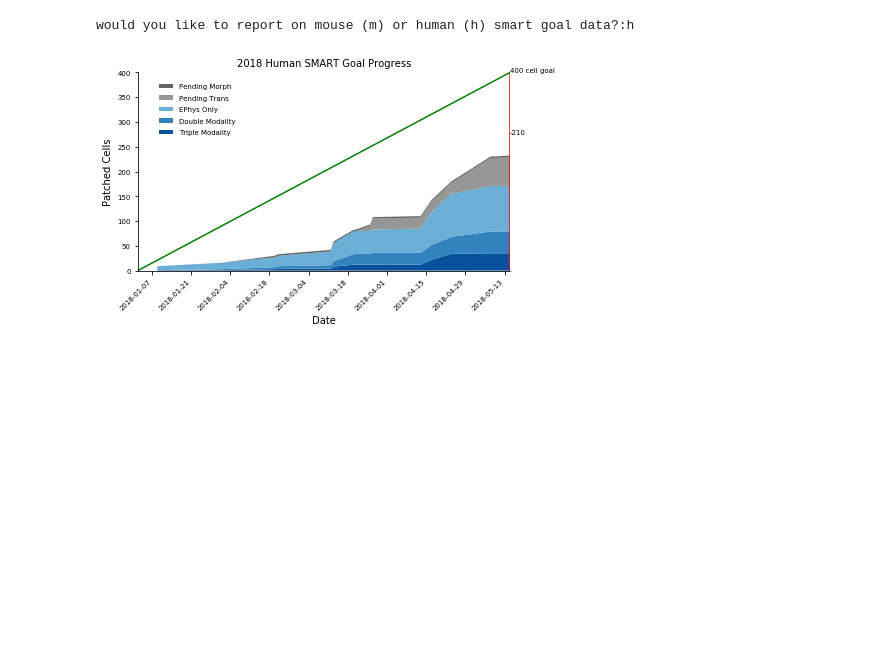
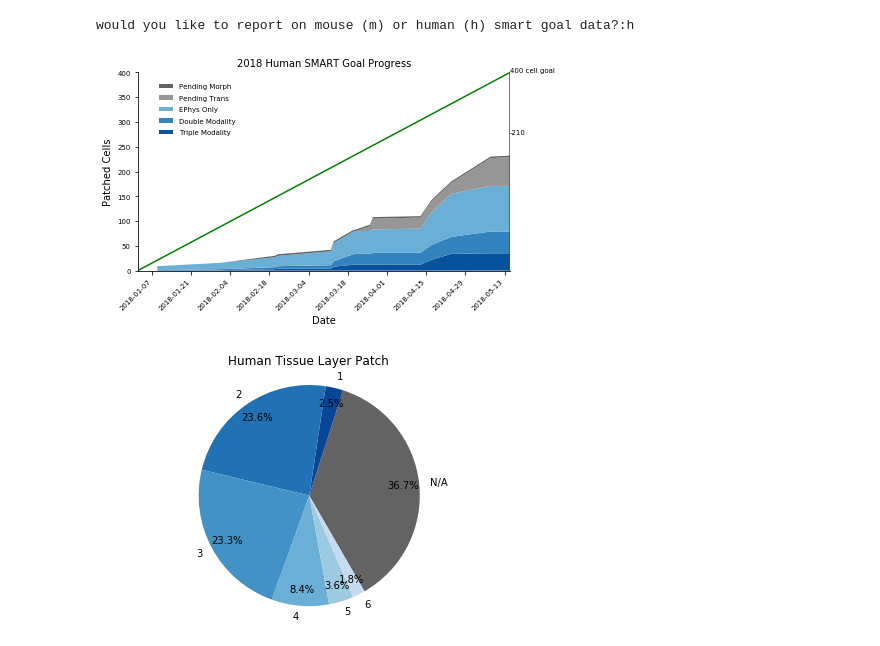
Before and after one commit to ru57y34nn/SMART_goals, a Jupyter notebook: src/Smart_Goal_Progress.ipynb, the cells around one changed output. Drawn from its saved outputs; the diff is of its cells as text; code cells hidden in the pictures; blank space fills up the shorter version.

Commit message:
created modules for mouse family dcitionary and data modality functions and added pie charts to Smart_Goal_Progress script.

```diff
--- a/src/Smart_Goal_Progress.ipynb
+++ b/src/Smart_Goal_Progress.ipynb
@@ -102,12 +68,10 @@ def get_current_total(df):
     return totals
 # %%
 def get_current_goal(df, species):
-    mouse_goal = 3500
-    human_goal = 400
     d0 = pd.to_datetime(list_dates(df)[0])
     d1 = get_current_date(df)
-    d2_mouse = datetime.strptime('2018-09-30', "%Y-%m-%d")
-    d2_human = datetime.strptime('2018-05-15', "%Y-%m-%d")
+    d2_mouse = mouse_deadline
+    d2_human = human_deadline
     total_mouse_days = (d2_mouse - d0).days
     total_human_days = (d2_human - d0).days
     total2_today = (d1 - d0).days
@@ -142,6 +106,7 @@ def make_mouse_plot(df):
 
     x = list_dates(df)
     y = list(list_outcomes(df))
+    deadline = mouse_deadline
 
     colors = ["#08519c", "#3182bd", "#6baed6", "#969696", "#636363"]
     labels = ["Triple Modality", "Double Modality", "EPhys Only", "Pending Trans", "Pending Morph"]
@@ -157,13 +122,19 @@ def make_mouse_plot(df):
     ax.spines['top'].set_visible(False)
     ax.set_xlim(['2018-01-02', '2018-09-30'])
     ax.set_ylim([0, 3500])
-    ax.vlines(x='2018-09-30', ymin=0, ymax=3500, color='r')
+    ax.vlines(x='2018-09-30', ymin=0, ymax=mouse_goal, color='r')
 
     plt.title("2018 Mouse SMART Goal Progress", size=10)
     plt.ylabel('Patched Cells', size=10)
     plt.xlabel('Date', size=10)
     plt.text('2018-10-05', '3500', "{}".format("3500 cell goal"), size=7)
     plt.text(get_current_date(df), get_current_total(df), "{}".format(int(get_goal_delta(df, "mouse"))), size=7)
+
+    if get_current_date(df) > deadline:
+        plt.text(deadline, get_current_total(df), "{}".format(int(get_goal_delta(df, "mouse"))), size=7)
+    else:
+        if deadline > get_current_date(df):
+            plt.text(get_current_date(df), get_current_total(df), "{}".format(int(get_goal_delta(df, "mouse"))), size=7)
     #plt.text('2018-10-05', '700', "{}".format("20% triple modality goal"))
     plt.text('2018-09-30', '-200', "{}".format("Deadline - 2018-09-30"), rotation=45, ha='right', size=7)
     fig.tight_layout()
@@ -173,7 +167,7 @@ def make_human_plot(df):
 
     x = list_dates(df)
     y = list(list_outcomes(df))
-    deadline = datetime.strptime('2018-05-15', "%Y-%m-%d")
+    deadline = human_deadline
 
     colors = ["#08519c", "#3182bd", "#6baed6", "#969696", "#636363"]
     labels = ["Triple Modality", "Double Modality", "EPhys Only", "Pending Trans", "Pending Morph"]
@@ -189,7 +183,7 @@ def make_human_plot(df):
     ax.spines['top'].set_visible(False)
     ax.set_xlim(['2018-01-02', '2018-05-15'])
     ax.set_ylim([0, 400])
-    ax.vlines(x='2018-05-15', ymin=0, ymax=400, color='r')
+    ax.vlines(x='2018-05-15', ymin=0, ymax=human_goal, color='r')
 
     plt.title("2018 Human SMART Goal Progress", size=10)
     plt.ylabel('Patched Cells', size=10)
@@ -205,26 +199,47 @@ def make_human_plot(df):
     #plt.text('2018-05-15', '-30', "{}".format("Deadline - 2018-05-15"), rotation=45, ha='right', size=7)
     fig.tight_layout()
     plt.savefig('../figures/Human_SMART_Goal_2018_Progress', dpi=300, bbox_inches="tight")
+# %%
+def human_pie_plot(df):
+    df['layer'].fillna(0, inplace=True)
+    df['layer'] = df['layer'].astype(int)
+    df = df.rename(columns = {'recording_date':'count'})
+    df = df[['layer', 'count']]
+    df = df.groupby(['layer']).count().reset_index()
+
+    colors = ['#636363', '#084594', '#2171b5', '#4292c6', '#6baed6', '#9ecae1', '#c6dbef']
+    labels = ['N/A', '1', '2', '3', '4', '5', '6']
+
+    ax1 = df.plot(kind = 'pie', y='count', labels=labels, autopct='%1.1f%%', pctdistance=0.85, labeldistance=1.1, legend=False,
+                  title = 'Human Tissue Layer Patch', colors = colors, startangle = -60)
+    plt.axes().set_ylabel('')
+
+    ax1.axis('equal')
+    plt.tight_layout()
+    plt.savefig('../figures/Human_tissue_layer', dpi=300, bbox_inches="tight")
 # %%
 if __name__ == "__main__":
 
     str_prompt = "\nWould you like to report on mouse (m) or human (h) SMART goal data?: ".strip().lower()
     valid_vals = ['m', 'h']
     response = "\n{} is not a valid response, please enter either 'm' or 'h'".format(str_prompt)
 
     species = valid_input(str_prompt, response, valid_vals)
 
     if species == 'm':
         data = read_data("../data/mouse_smart_data.csv")
         formatted_data = format_table(data)
         pivoted_data = pivot_table(formatted_data)
         plot = make_mouse_plot(pivoted_data)
+        pie_plot = mouse_pie_plot(formatted_data)
     else:
         if species == 'h':
             data = read_data("../data/human_smart_data.csv")
             formatted_data = format_table(data)
             pivoted_data = pivot_table(formatted_data)
             plot = make_human_plot(pivoted_data)
+            pie_plot = human_pie_plot(formatted_data)
 # %% [output]
 would you like to report on mouse (m) or human (h) smart goal data?:h
 [figure]
+[figure, added]
```
Also changed, not shown: parts of 8 cells of this notebook, 3 other files.
